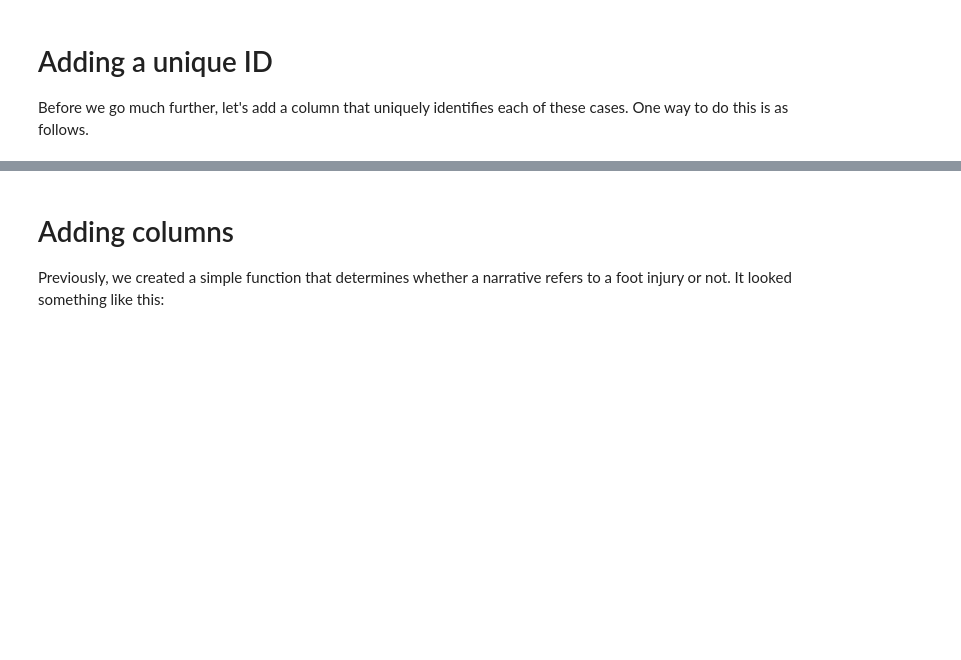
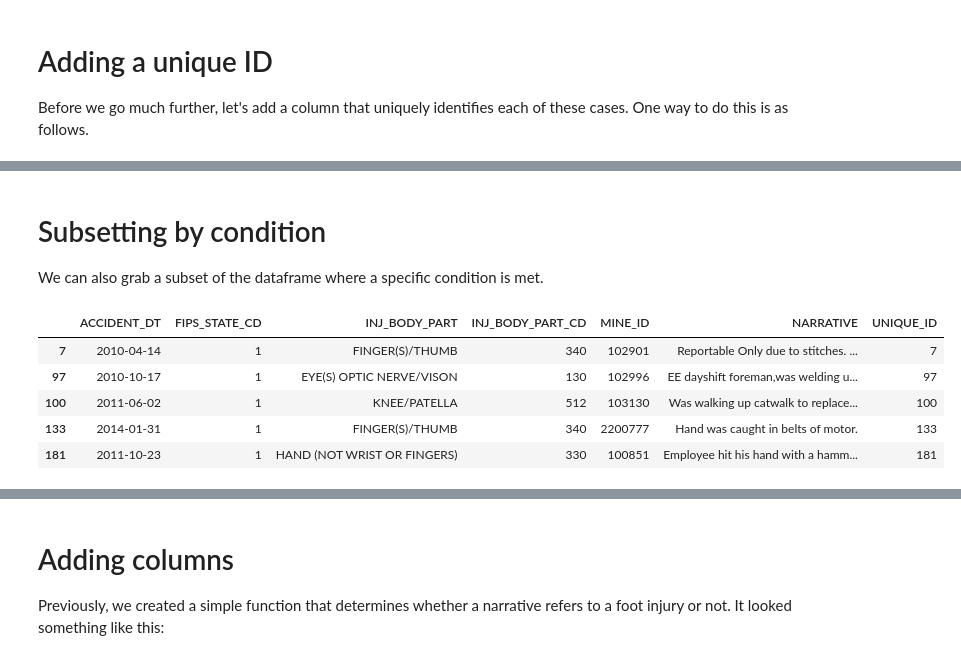
Before and after one commit to ameasure/autocoding-class, a Jupyter notebook: pandas and files.ipynb, the cells around one changed output, grey strips where cells are left out. Cells and saved outputs as stored; diff of their text form; code cells hidden in the pictures; blank space fills up the shorter version.

```diff
--- a/pandas and files.ipynb
+++ b/pandas and files.ipynb
@@ -76,0 +117,14 @@ df.head(3)
+# %% [markdown]
+# Subsetting by condition
+We can also grab a subset of the dataframe where a specific condition is met.
+# %%
+# All rows where fips_state_cd equals 1 (i.e. all Alabama cases)
+df_alabama = df[df['FIPS_STATE_CD']==1]
+df_alabama.head()
+# %% [output]
+|  | ACCIDENT_DT | FIPS_STATE_CD | INJ_BODY_PART | INJ_BODY_PART_CD | MINE_ID | NARRATIVE | UNIQUE_ID |
+| 7 | 2010-04-14 | 1 | FINGER(S)/THUMB | 340 | 102901 | Reportable Only due to stitches. ... | 7 |
+| 97 | 2010-10-17 | 1 | EYE(S) OPTIC NERVE/VISON | 130 | 102996 | EE dayshift foreman,was welding u... | 97 |
+| 100 | 2011-06-02 | 1 | KNEE/PATELLA | 512 | 103130 | Was walking up catwalk to replace... | 100 |
+| 133 | 2014-01-31 | 1 | FINGER(S)/THUMB | 340 | 2200777 | Hand was caught in belts of motor. | 133 |
+| 181 | 2011-10-23 | 1 | HAND (NOT WRIST OR FINGERS) | 330 | 100851 | Employee hit his hand with a hamm... | 181 |
```
Also changed, not shown: parts of 30 cells of this notebook.
